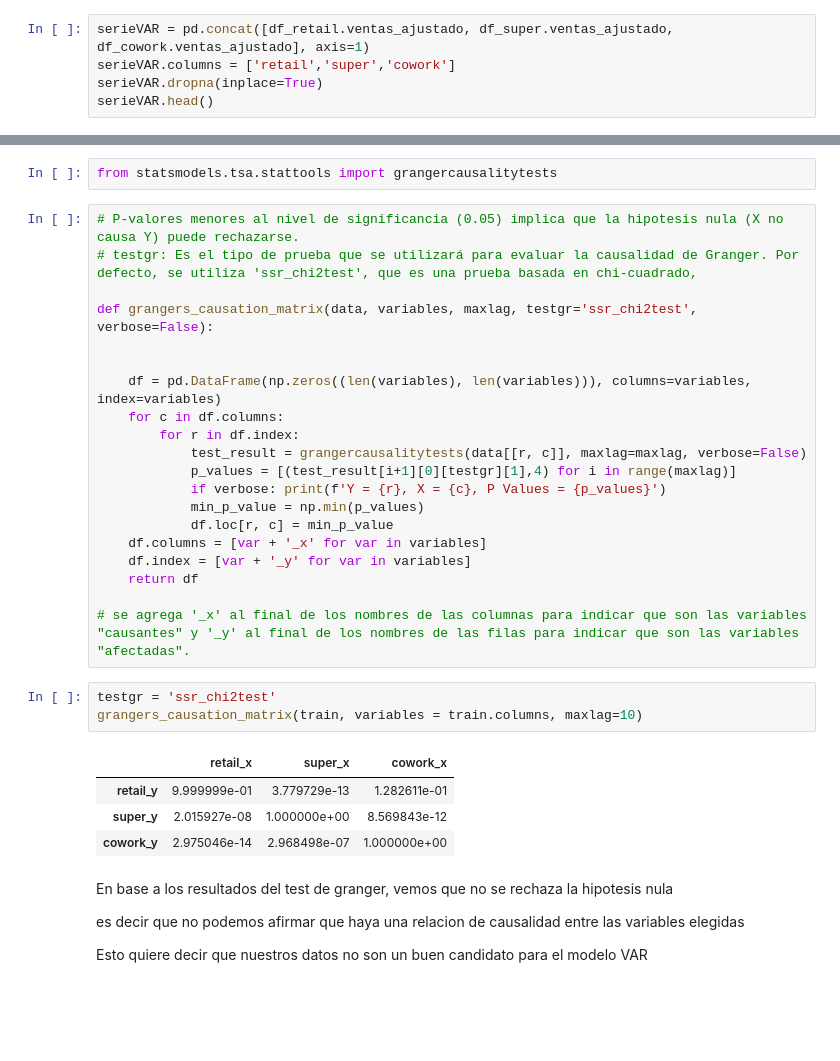
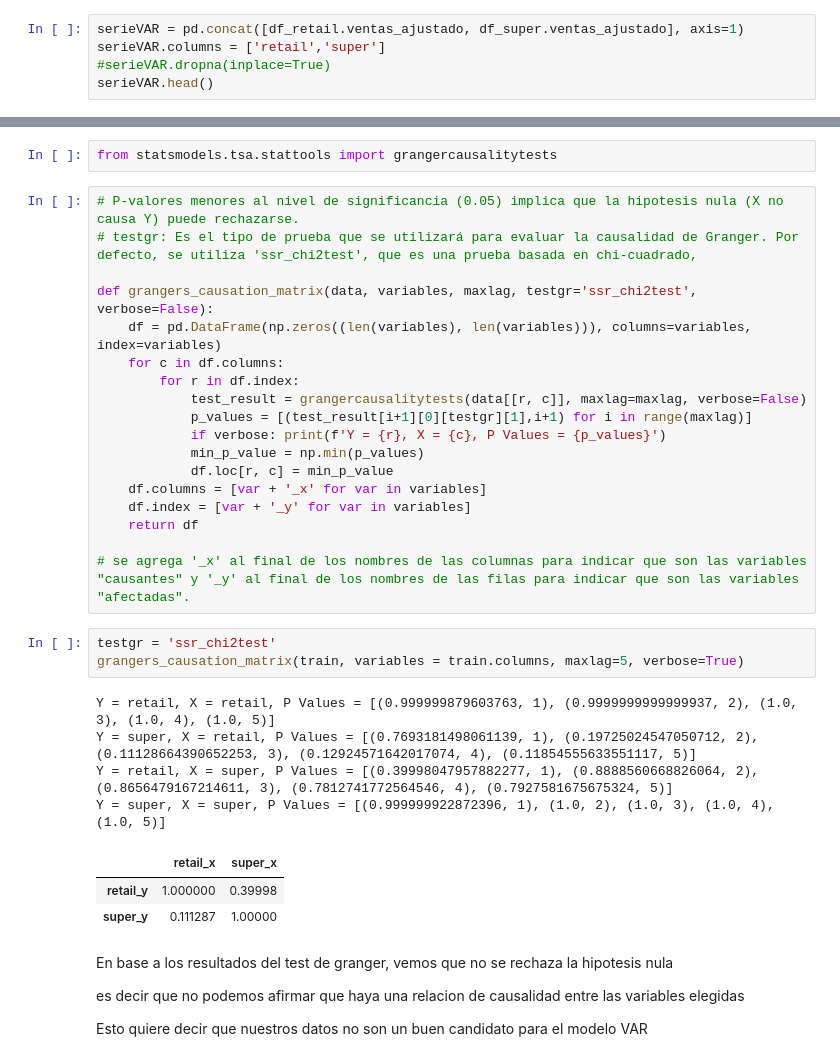
Before and after one commit to waldof86/AST, a Jupyter notebook: TP1/TP1 v3.ipynb, the cells around one changed output, grey strips where cells are left out. Drawn from its saved outputs; the diff is of its cells as text; blank space fills up the shorter version.

```diff
--- a/TP1/TP1 v3.ipynb
+++ b/TP1/TP1 v3.ipynb
@@ -609,8 +610,8 @@ MAPE: 0.0951
 # %% [markdown]
 Inciso 10 - VAR
 # %%
-serieVAR = pd.concat([df_retail.ventas_ajustado, df_super.ventas_ajustado, df_cowork.ventas_ajustado], axis=1)
-serieVAR.columns = ['retail','super','cowork']
-serieVAR.dropna(inplace=True)
+serieVAR = pd.concat([df_retail.ventas_ajustado, df_super.ventas_ajustado], axis=1)
+serieVAR.columns = ['retail','super']
+#serieVAR.dropna(inplace=True)
 serieVAR.head()
 # %% [output]
@@ -632,13 +633,11 @@ from statsmodels.tsa.stattools import grangercausalitytests
 # testgr: Es el tipo de prueba que se utilizará para evaluar la causalidad de Granger. Por defecto, se utiliza 'ssr_chi2test', que es una prueba basada en chi-cuadrado,
 
 def grangers_causation_matrix(data, variables, maxlag, testgr='ssr_chi2test', verbose=False):
-
-
     df = pd.DataFrame(np.zeros((len(variables), len(variables))), columns=variables, index=variables)
     for c in df.columns:
         for r in df.index:
             test_result = grangercausalitytests(data[[r, c]], maxlag=maxlag, verbose=False)
-            p_values = [(test_result[i+1][0][testgr][1],4) for i in range(maxlag)]
+            p_values = [(test_result[i+1][0][testgr][1],i+1) for i in range(maxlag)]
             if verbose: print(f'Y = {r}, X = {c}, P Values = {p_values}')
             min_p_value = np.min(p_values)
             df.loc[r, c] = min_p_value
@@ -649,12 +648,15 @@ def grangers_causation_matrix(data, variables, maxlag, testgr='ssr_chi2test', ve
 # se agrega '_x' al final de los nombres de las columnas para indicar que son las variables "causantes" y '_y' al final de los nombres de las filas para indicar que son las variables "afectadas".
 # %%
 testgr = 'ssr_chi2test'
-grangers_causation_matrix(train, variables = train.columns, maxlag=10)
+grangers_causation_matrix(train, variables = train.columns, maxlag=5, verbose=True)
 # %% [output]
+Y = retail, X = retail, P Values = [(0.999999879603763, 1), (0.9999999999999937, 2), (1.0, 3), (1.0, 4), (1.0, 5)]
+Y = super, X = retail, P Values = [(0.7693181498061139, 1), (0.19725024547050712, 2), (0.11128664390652253, 3), (0.12924571642017074, 4), (0.11854555633551117, 5)]
+Y = retail, X = super, P Values = [(0.39998047957882277, 1), (0.8888560668826064, 2), (0.8656479167214611, 3), (0.7812741772564546, 4), (0.7927581675675324, 5)]
+Y = super, X = super, P Values = [(0.999999922872396, 1), (1.0, 2), (1.0, 3), (1.0, 4), (1.0, 5)]
-|  | retail_x | super_x | cowork_x |
-| retail_y | 9.999999e-01 | 3.779729e-13 | 1.282611e-01 |
-| super_y | 2.015927e-08 | 1.000000e+00 | 8.569843e-12 |
-| cowork_y | 2.975046e-14 | 2.968498e-07 | 1.000000e+00 |
+|  | retail_x | super_x |
+| retail_y | 1.000000 | 0.39998 |
+| super_y | 0.111287 | 1.00000 |
 # %% [markdown]
 En base a los resultados del test de granger, vemos que no se rechaza la hipotesis nula
 
```
Also changed, not shown: parts of 3 cells of this notebook.
